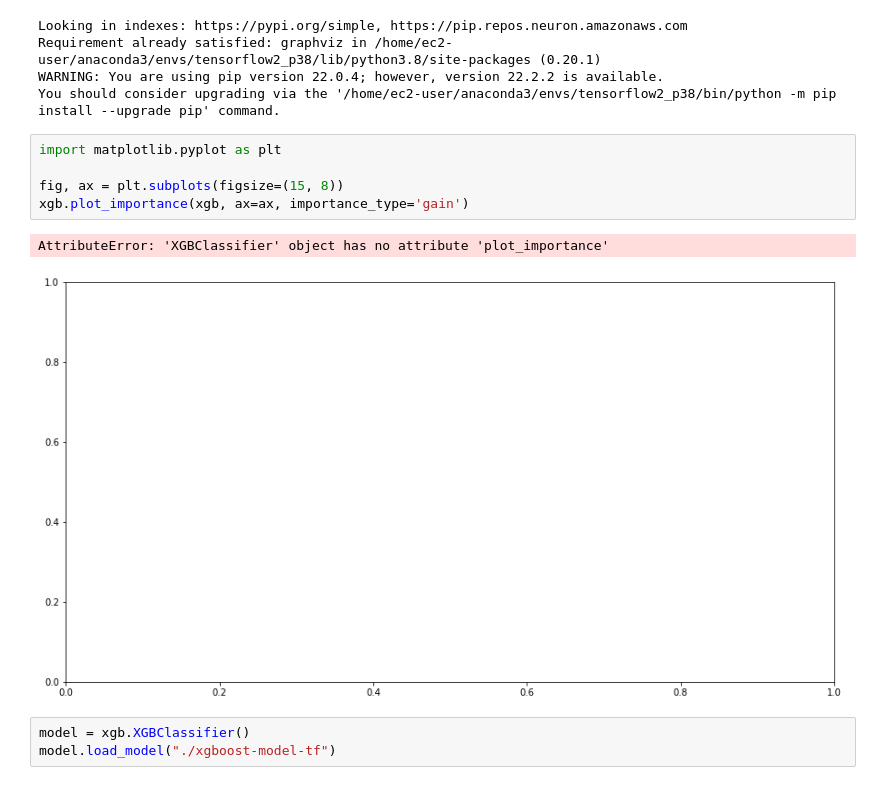
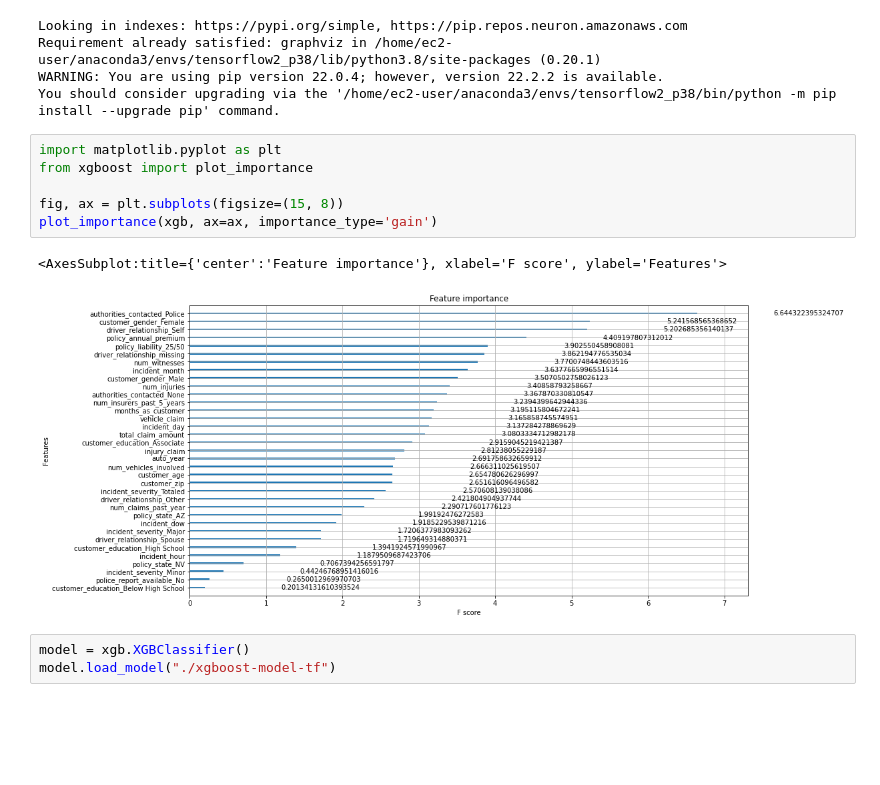
Before and after one commit to kyopark2014/ML-xgboost, a Jupyter notebook: auto-insurance-claim/jupyter-local/xgboost-fraud-detection-tensorflow.ipynb, the cells around one changed output. Drawn from its saved outputs; the diff is of its cells as text; blank space fills up the shorter version.

```diff
--- a/auto-insurance-claim/jupyter-local/xgboost-fraud-detection-tensorflow.ipynb
+++ b/auto-insurance-claim/jupyter-local/xgboost-fraud-detection-tensorflow.ipynb
@@ -201,12 +205,13 @@ WARNING: You are using pip version 22.0.4; however, version 22.2.2 is available.
 You should consider upgrading via the '/home/ec2-user/anaconda3/envs/tensorflow2_p38/bin/python -m pip install --upgrade pip' command.
 # %%
 import matplotlib.pyplot as plt
+from xgboost import plot_importance
 
 fig, ax = plt.subplots(figsize=(15, 8))
-xgb.plot_importance(xgb, ax=ax, importance_type='gain')
+plot_importance(xgb, ax=ax, importance_type='gain')
 # %% [output]
-AttributeError: 'XGBClassifier' object has no attribute 'plot_importance'
+<AxesSubplot:title={'center':'Feature importance'}, xlabel='F score', ylabel='Features'>
-[figure, old version]
+[figure, new version]
 # %%
 model = xgb.XGBClassifier()
 model.load_model("./xgboost-model-tf")
```
Also changed, not shown: parts of 3 cells of this notebook.
